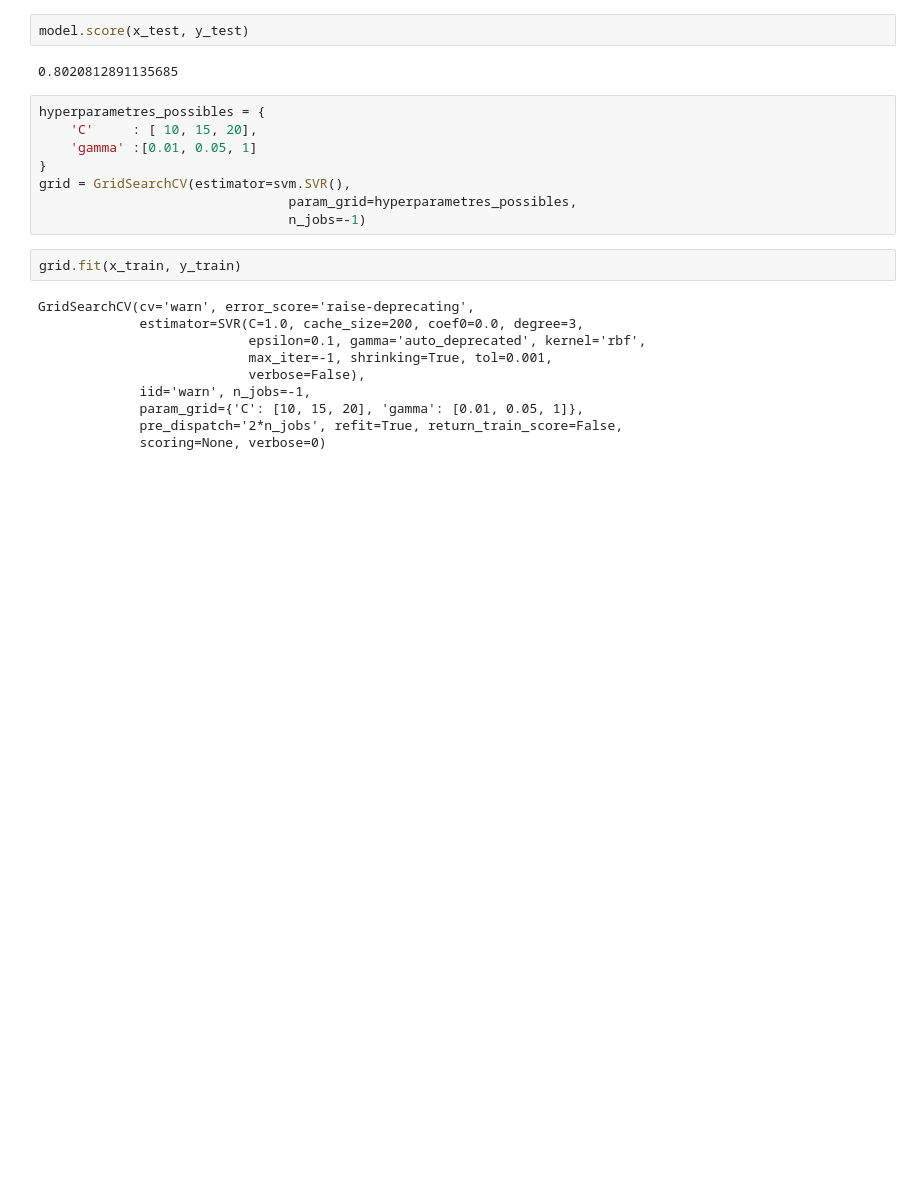
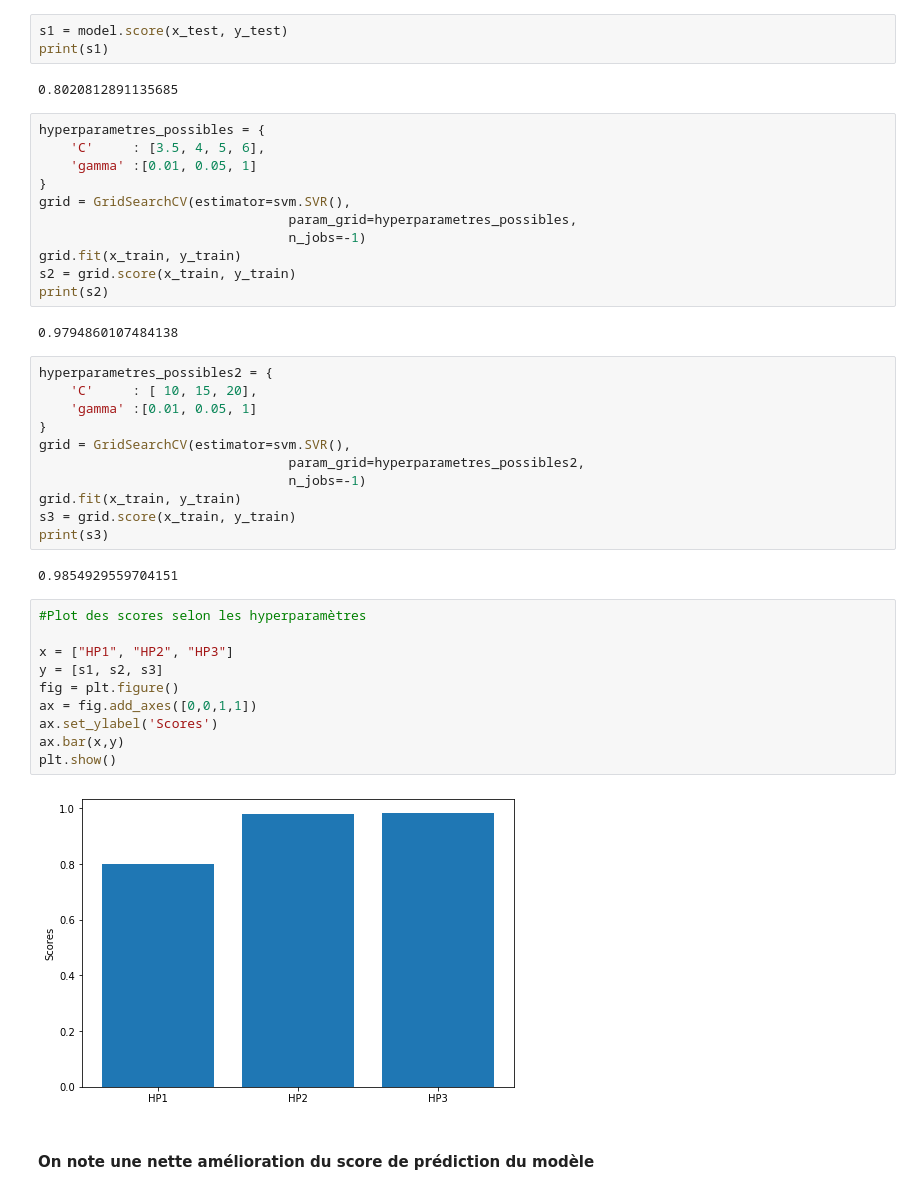
Before and after one commit to ThomasVro/PythonA5, a Jupyter notebook: Projet.ipynb, the cells around one changed output. Saved outputs shown, nothing was run; the diff lists cells and outputs as text; blank space fills up the shorter version.

Commit message:
variation des hyperparams sur gridsearch et plot des scores sur SVM

```diff
--- a/Projet.ipynb
+++ b/Projet.ipynb
@@ -447,26 +431,47 @@ model.fit(x_train, y_train)
 SVR(C=1.5, cache_size=200, coef0=0.0, degree=3, epsilon=0.1, gamma=0.1,
     kernel='rbf', max_iter=-1, shrinking=True, tol=0.001, verbose=False)
 # %%
-model.score(x_test, y_test)
+s1 = model.score(x_test, y_test)
+print(s1)
 # %% [output]
 0.8020812891135685
+# %%
+hyperparametres_possibles = {
+    'C'     : [3.5, 4, 5, 6],
+    'gamma' :[0.01, 0.05, 1]
+}
+grid = GridSearchCV(estimator=svm.SVR(),
+                                param_grid=hyperparametres_possibles,
+                                n_jobs=-1)
+grid.fit(x_train, y_train)
+s2 = grid.score(x_train, y_train)
+print(s2)
+# %% [output]
+0.9794860107484138
 # %%
-hyperparametres_possibles = {
+hyperparametres_possibles2 = {
     'C'     : [ 10, 15, 20],
     'gamma' :[0.01, 0.05, 1]
 }
 grid = GridSearchCV(estimator=svm.SVR(),
-                                param_grid=hyperparametres_possibles,
+                                param_grid=hyperparametres_possibles2,
                                 n_jobs=-1)
+grid.fit(x_train, y_train)
+s3 = grid.score(x_train, y_train)
+print(s3)
+# %% [output]
+0.9854929559704151
-# %%
-grid.fit(x_train, y_train)
-# %% [output]
-GridSearchCV(cv='warn', error_score='raise-deprecating',
-             estimator=SVR(C=1.0, cache_size=200, coef0=0.0, degree=3,
-                           epsilon=0.1, gamma='auto_deprecated', kernel='rbf',
-                           max_iter=-1, shrinking=True, tol=0.001,
-                           verbose=False),
-             iid='warn', n_jobs=-1,
-             param_grid={'C': [10, 15, 20], 'gamma': [0.01, 0.05, 1]},
-             pre_dispatch='2*n_jobs', refit=True, return_train_score=False,
-             scoring=None, verbose=0)
+# %%
+#Plot des scores selon les hyperparamètres
+
+x = ["HP1", "HP2", "HP3"]
+y = [s1, s2, s3]
+fig = plt.figure()
+ax = fig.add_axes([0,0,1,1])
+ax.set_ylabel('Scores')
+ax.bar(x,y)
+plt.show()
+# %% [output]
+[figure, added]
+# %% [markdown]
+#### On note une nette amélioration du score de prédiction du modèle
```
Also changed, not shown: parts of 12 cells of this notebook.
